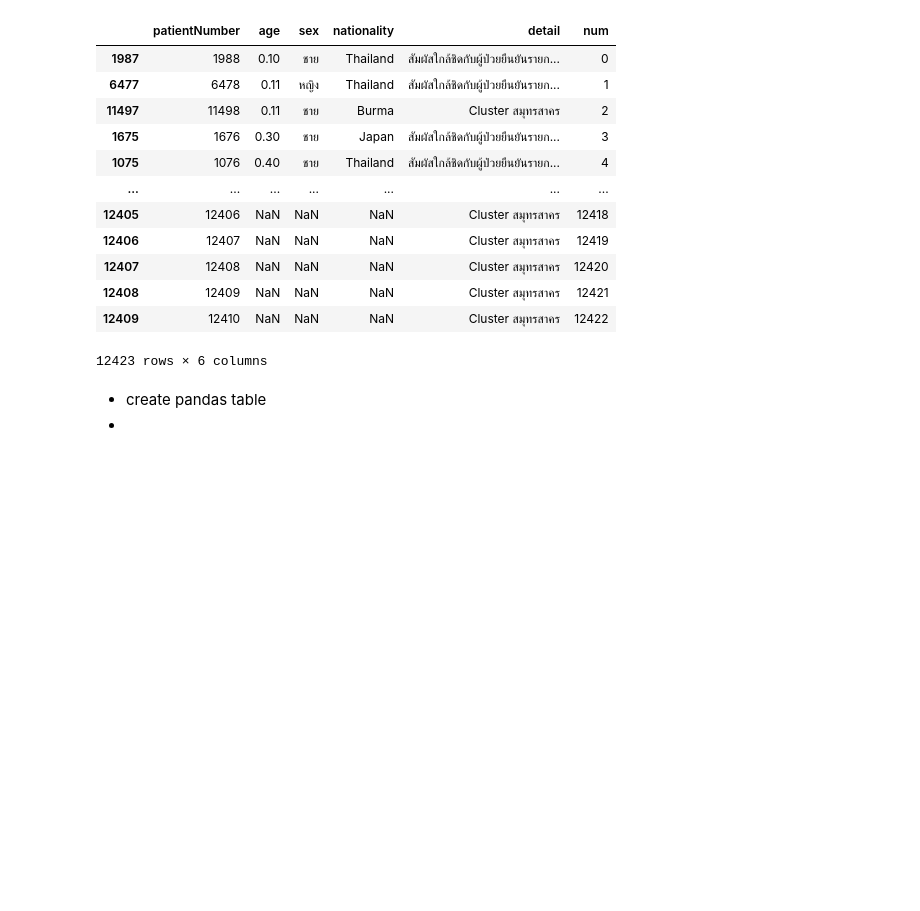
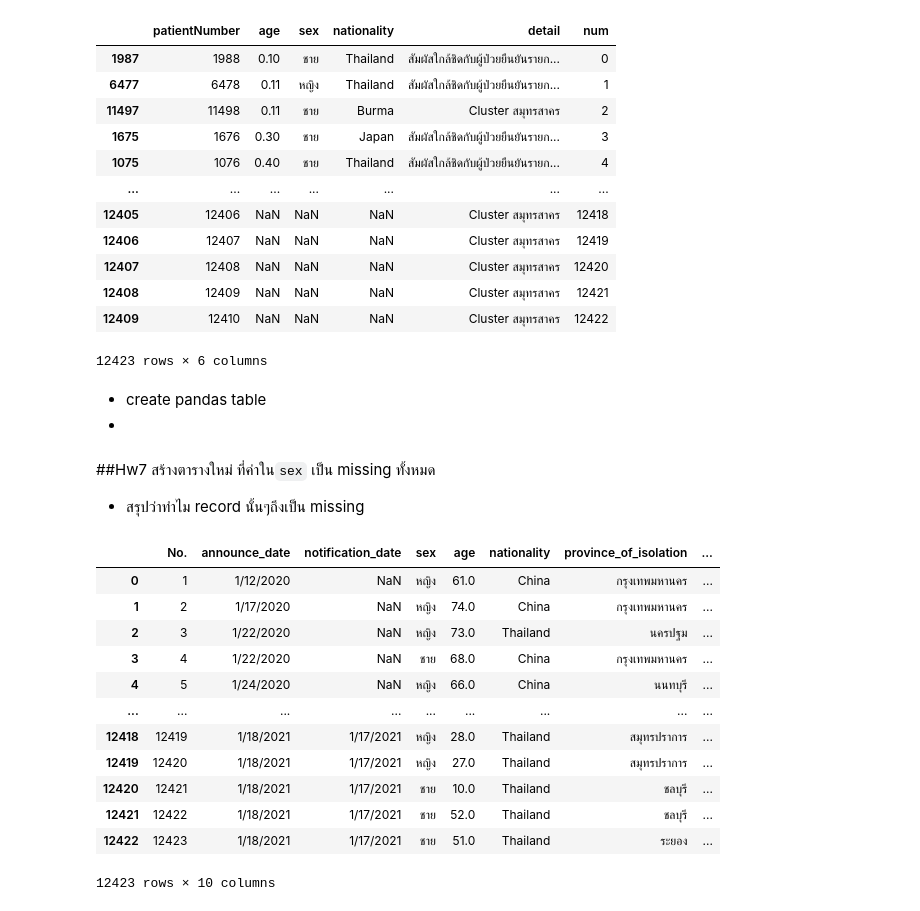
Before and after one commit to darunrat/data_viz, a Jupyter notebook: pandas102.ipynb, the cells around one changed output. Saved outputs shown, nothing was run; the diff lists cells and outputs as text; code cells hidden in the pictures; blank space fills up the shorter version.

````diff
--- a/pandas102.ipynb
+++ b/pandas102.ipynb
@@ -363,3 +360,22 @@ data_human2_renamed
 
 *   create pandas table
 *
+# %% [markdown]
+##Hw7 สร้างตารางใหม่ ที่ค่าใน```sex``` เป็น  missing ทั้งหมด
+-  สรุปว่าทำไม record นั้นๆถึงเป็น missing
+# %%
+data_covid
+# %% [output]
+|  | No. | announce_date | notification_date | sex | age | nationality | province_of_isolation | ... |
+| 0 | 1 | 1/12/2020 | NaN | หญิง | 61.0 | China | กรุงเทพมหานคร | ... |
+| 1 | 2 | 1/17/2020 | NaN | หญิง | 74.0 | China | กรุงเทพมหานคร | ... |
+| 2 | 3 | 1/22/2020 | NaN | หญิง | 73.0 | Thailand | นครปฐม | ... |
+| 3 | 4 | 1/22/2020 | NaN | ชาย | 68.0 | China | กรุงเทพมหานคร | ... |
+| 4 | 5 | 1/24/2020 | NaN | หญิง | 66.0 | China | นนทบุรี | ... |
+| ... | ... | ... | ... | ... | ... | ... | ... | ... |
+| 12418 | 12419 | 1/18/2021 | 1/17/2021 | หญิง | 28.0 | Thailand | สมุทรปราการ | ... |
+| 12419 | 12420 | 1/18/2021 | 1/17/2021 | หญิง | 27.0 | Thailand | สมุทรปราการ | ... |
+| 12420 | 12421 | 1/18/2021 | 1/17/2021 | ชาย | 10.0 | Thailand | ชลบุรี | ... |
+| 12421 | 12422 | 1/18/2021 | 1/17/2021 | ชาย | 52.0 | Thailand | ชลบุรี | ... |
+| 12422 | 12423 | 1/18/2021 | 1/17/2021 | ชาย | 51.0 | Thailand | ระยอง | ... |
+12423 rows × 10 columns
````
Also changed, not shown: parts of 18 cells of this notebook.
